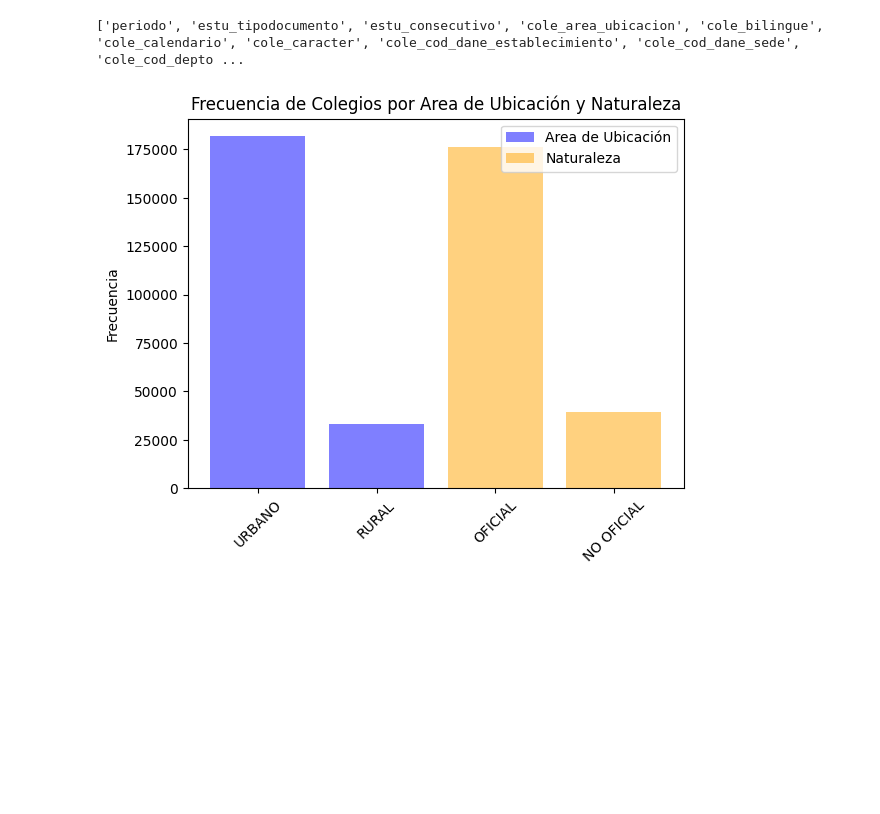
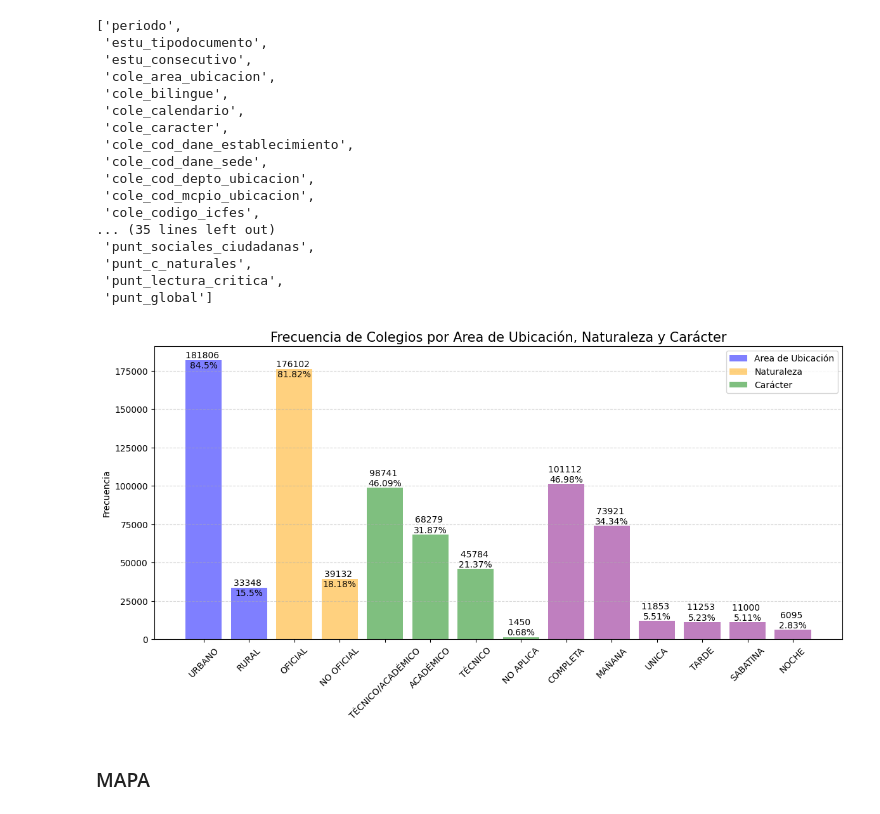
Before and after one commit to Joulessss/Proyecto1_Analcomp, a Jupyter notebook: Santiago_vis.ipynb, the cells around one changed output. Cells and saved outputs as stored; diff of their text form; code cells hidden in the pictures; blank space fills up the shorter version.

```diff
--- a/Santiago_vis.ipynb
+++ b/Santiago_vis.ipynb
@@ -7,8 +10,28 @@ import matplotlib.pyplot as plt
 # %%
 Data = pd.read_csv('DataAWS.csv')
-print(Data.columns.tolist())
+Data.columns.tolist()
 # %% [output]
-['periodo', 'estu_tipodocumento', 'estu_consecutivo', 'cole_area_ubicacion', 'cole_bilingue', 'cole_calendario', 'cole_caracter', 'cole_cod_dane_establecimiento', 'cole_cod_dane_sede', 'cole_cod_depto ...
+['periodo',
+ 'estu_tipodocumento',
+ 'estu_consecutivo',
+ 'cole_area_ubicacion',
+ 'cole_bilingue',
+ 'cole_calendario',
+ 'cole_caracter',
+ 'cole_cod_dane_establecimiento',
+ 'cole_cod_dane_sede',
+ 'cole_cod_depto_ubicacion',
+ 'cole_cod_mcpio_ubicacion',
+ 'cole_codigo_icfes',
+... (35 lines left out)
+ 'punt_sociales_ciudadanas',
+ 'punt_c_naturales',
+ 'punt_lectura_critica',
+ 'punt_global']
 # %%
-cols_used = ['fami_educacionmadre','fami_educacionpadre','cole_area_ubicacion','cole_area_ubicacion', 'cole_caracter','cole_naturaleza','cole_jornada','punt_matematicas','punt_c_naturales']
+cols_used = ['fami_educacionmadre', 'fami_educacionpadre', #heatmap
+             'cole_area_ubicacion', 'cole_caracter','cole_naturaleza','cole_jornada', #barplots apilados y donas y geograficos
+             'cole_mcpio_ubicacion',
+
+             'punt_matematicas','punt_c_naturales'] # histograma kde
 Data_used = Data[cols_used]
@@ -15,10 +53,40 @@ Data_used = Data[cols_used]
 # %%
+plt.figure(figsize=(14,6))
 plt.bar(Data_used['cole_area_ubicacion'].value_counts().index, Data_used['cole_area_ubicacion'].value_counts().values, color='blue', alpha=0.5)
 plt.bar(Data_used['cole_naturaleza'].value_counts().index, Data_used['cole_naturaleza'].value_counts().values, color='orange', alpha=0.5)
+plt.bar(Data_used['cole_caracter'].dropna().value_counts().index, Data_used['cole_caracter'].dropna().value_counts().values, color='green', alpha=0.5)
+plt.bar(Data_used['cole_jornada'].dropna().value_counts().index, Data_used['cole_jornada'].dropna().value_counts().values, color='purple', alpha=0.5)
+
+# GEOGRAFICOS
+for i in range(len(Data_used['cole_area_ubicacion'].value_counts().index)):
+    plt.text(i, Data_used['cole_area_ubicacion'].value_counts().values[i],
+             f"{Data_used['cole_area_ubicacion'].value_counts().values[i]} \n{round(Data_used['cole_area_ubicacion'].value_counts().values[i]/Data_used['cole_area_ubicacion'].value_counts().values.sum() * 100, 2)}%",
+             ha='center', va='center')
+
+for i in range(len(Data_used['cole_naturaleza'].value_counts().index)):
+    plt.text(i+2, Data_used['cole_naturaleza'].value_counts().values[i],
+             f"{Data_used['cole_naturaleza'].value_counts().values[i]} \n{round(Data_used['cole_naturaleza'].value_counts().values[i]/Data_used['cole_naturaleza'].value_counts().values.sum() * 100, 2)}%",
+             ha='center', va='center')
+
+# DONAS
+for i in range(len(Data_used['cole_caracter'].dropna().value_counts().index)):
+    plt.text(i+4, Data_used['cole_caracter'].dropna().value_counts().values[i],
+             f"{Data_used['cole_caracter'].dropna().value_counts().values[i]} \n{round(Data_used['cole_caracter'].dropna().value_counts().values[i]/Data_used['cole_caracter'].dropna().value_counts().values.sum() * 100, 2)}%",
+             ha='center', va='bottom')
+
+for i in range(len(Data_used['cole_jornada'].dropna().value_counts().index)):
+    plt.text(i+8, Data_used['cole_jornada'].dropna().value_counts().values[i],
+             f"{Data_used['cole_jornada'].dropna().value_counts().values[i]} \n{round(Data_used['cole_jornada'].dropna().value_counts().values[i]/Data_used['cole_jornada'].dropna().value_counts().values.sum() * 100, 2)}%",
+             ha='center', va='bottom')
+
+
 plt.ylabel('Frecuencia')
-plt.title('Frecuencia de Colegios por Area de Ubicación y Naturaleza')
+plt.title('Frecuencia de Colegios por Area de Ubicación, Naturaleza y Carácter', fontsize=15)
 plt.xticks(rotation=45)
-plt.legend(['Area de Ubicación', 'Naturaleza'])
+plt.grid(axis='y', linestyle='--', alpha=0.5)
+plt.legend(['Area de Ubicación', 'Naturaleza', 'Carácter'])
 plt.show()
 # %% [output]
-[figure, old version]
+[figure, new version]
+# %% [markdown]
+### MAPA
```
Also changed, not shown: parts of 4 cells of this notebook, 3 other files.
